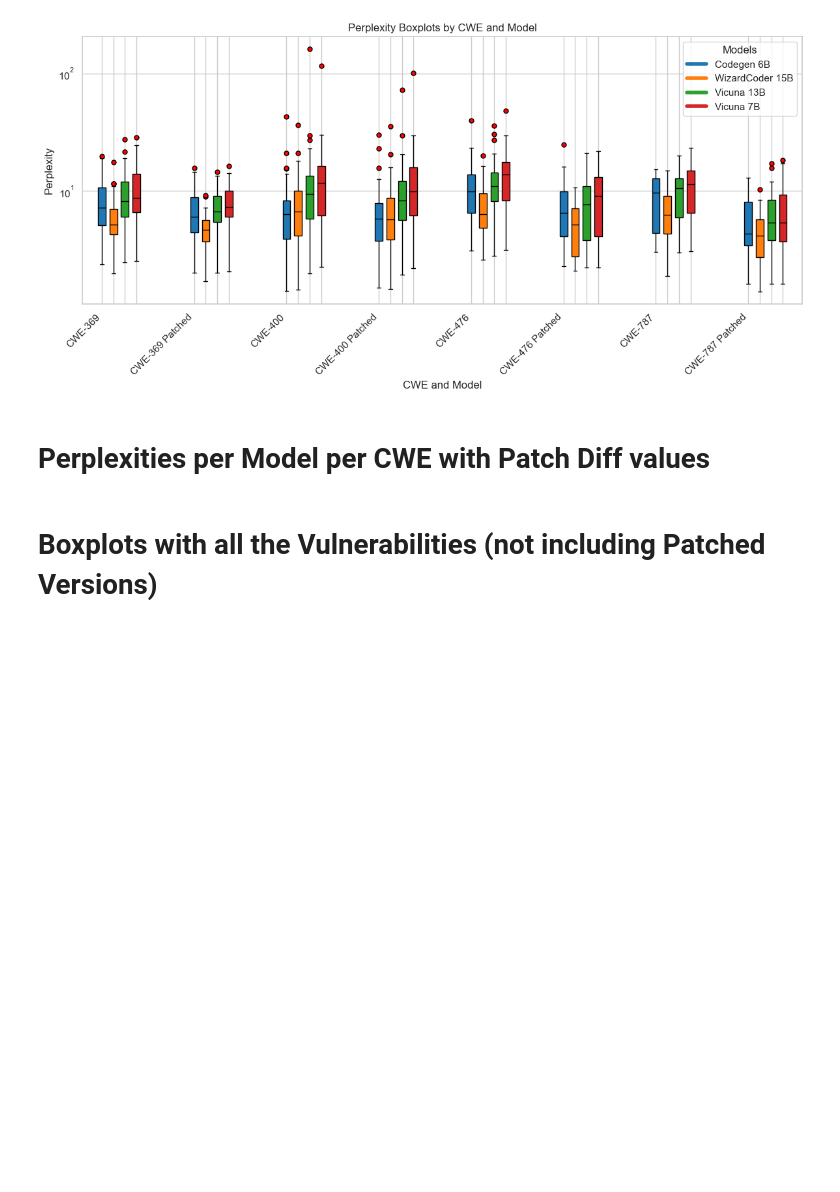
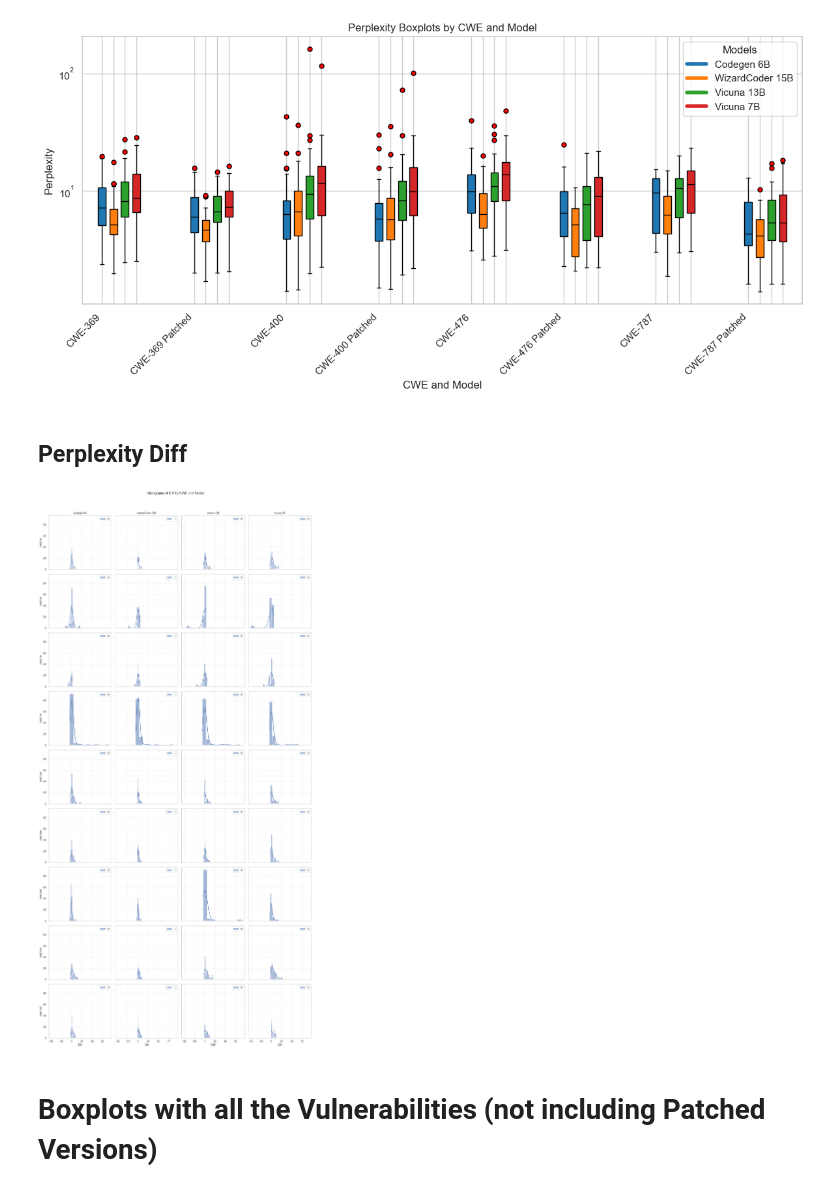
Before and after one commit to rufimelo99/lm-insecure-bias, a Jupyter notebook: sec_aware_cl/perplexity/perplexity.ipynb, the cells around one changed output. Saved outputs shown, nothing was run; the diff lists cells and outputs as text; code cells hidden in the pictures; blank space fills up the shorter version.

```diff
--- a/sec_aware_cl/perplexity/perplexity.ipynb
+++ b/sec_aware_cl/perplexity/perplexity.ipynb
@@ -379,5 +379,5 @@ for i in range(0, len(unique_cwes), batch_size):
 # %% [output]
 [figure]
 [figure]
-# %% [markdown]
-# Perplexities per Model per CWE with Patch Diff values
+# %% [markdown]
+## Perplexity Diff
@@ -384,3 +413,43 @@ for i in range(0, len(unique_cwes), batch_size):
+# %%
+import matplotlib.pyplot as plt
+import seaborn as sns
+import numpy as np
+
+def plot_grouped_histograms_diff(df, cwe_subset, model_colors, bins=10):
+    subset_df = df[df["cwe"].isin(cwe_subset)]
+
+    n_rows = len(cwe_subset)
+    n_cols = len(unique_models)
+
+    fig, axes = plt.subplots(n_rows, n_cols, figsize=(4 * n_cols, 3.5 * n_rows), sharex=True, sharey=True)
+    axes = np.array(axes)
+
+    for row_idx, cwe in enumerate(cwe_subset):
+        for col_idx, model in enumerate(unique_models):
+            ax = axes[row_idx, col_idx] if n_rows > 1 else axes[col_idx]
+
+            filtered = subset_df[(subset_df["cwe"] == cwe) & (subset_df["model"] == model)]
+            sns.histplot(filtered["diff"].tolist(),
+                         bins=bins, color=model_colors[model], ax=ax, kde=True, stat="percent" )
+
+            if row_idx == 0:
+                ax.set_title(prettier_names[model], fontsize=10)
+            if col_idx == 0:
+                ax.set_ylabel(f"{cwe}", fontsize=10)
+
+            ax.grid(True, linestyle="--", alpha=0.5)
+            ax.set_xlabel("Diff" if row_idx == n_rows - 1 else "")
+
+    fig.suptitle("Histograms of Diff by CWE and Model", fontsize=14, y=1.02)
+    plt.tight_layout()
+    plt.show()
+
+batch_size = 9
+for i in range(0, len(cwes), batch_size):
+    cwe_batch = cwes[i:i+batch_size]
+    plot_grouped_histograms_diff(test_df, cwe_batch, model_colors)
+# %% [output]
+[figure, added]
 # %% [markdown]
 # Boxplots with all the Vulnerabilities (not including Patched Versions)
 # %%
```
Also changed, not shown: parts of 3 cells of this notebook.
